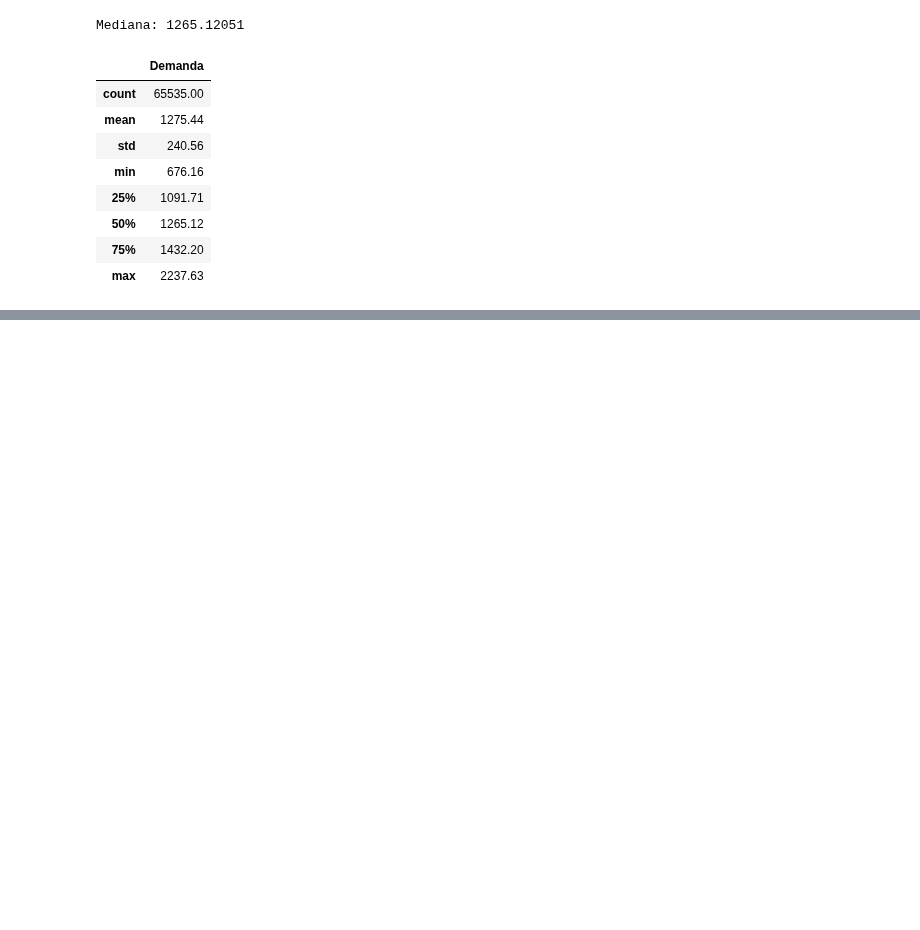
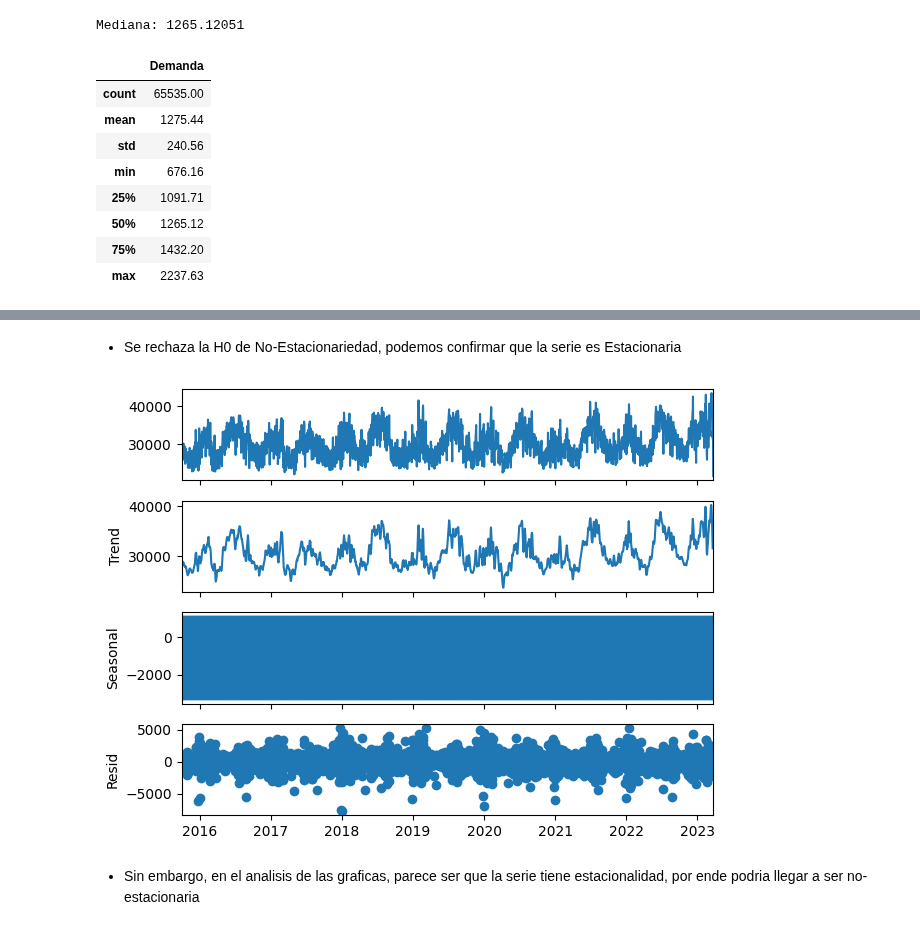
Before and after one commit to AndresMontesDeOca/TimeSeries, a Jupyter notebook: TP1.ipynb, the cells around one changed output, grey strips where cells are left out. Drawn from its saved outputs; the diff is of its cells as text; code cells hidden in the pictures; blank space fills up the shorter version.

```diff
--- a/TP1.ipynb
+++ b/TP1.ipynb
@@ -167,0 +180,13 @@ data = data_daily
+# %% [markdown]
+- Se rechaza la H0 de No-Estacionariedad, podemos confirmar que la serie es Estacionaria
+# %%
+# Realizamos otros test graficos
+# Hay que revisar el tema del periodo, esta bien usar 30/31?
+from statsmodels.tsa.seasonal import seasonal_decompose
+
+seasonal_decompose(data).plot()
+plt.show()
+# %% [output]
+[figure, added]
+# %% [markdown]
+- Sin embargo, en el analisis de las graficas, parece ser que la serie tiene estacionalidad, por ende podria llegar a ser no-estacionaria
```
Also changed, not shown: parts of 3 cells of this notebook.
